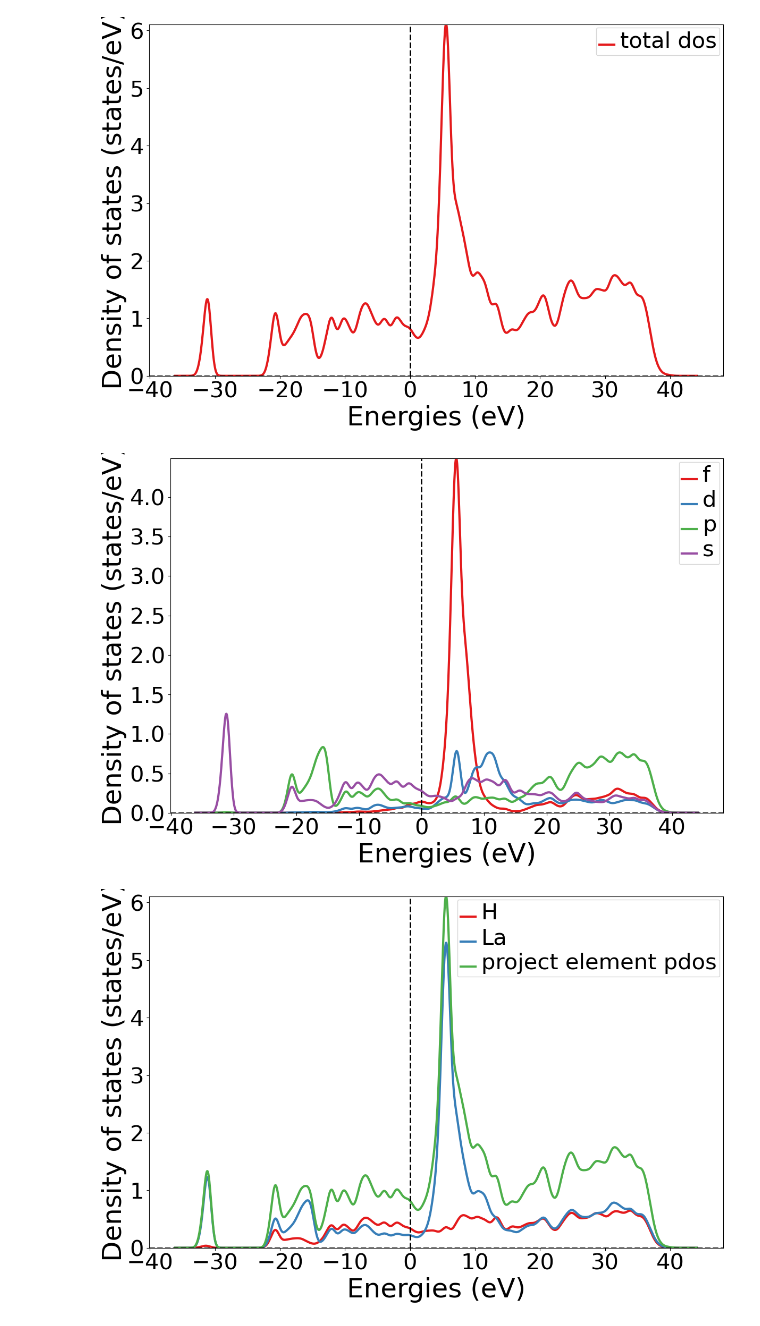
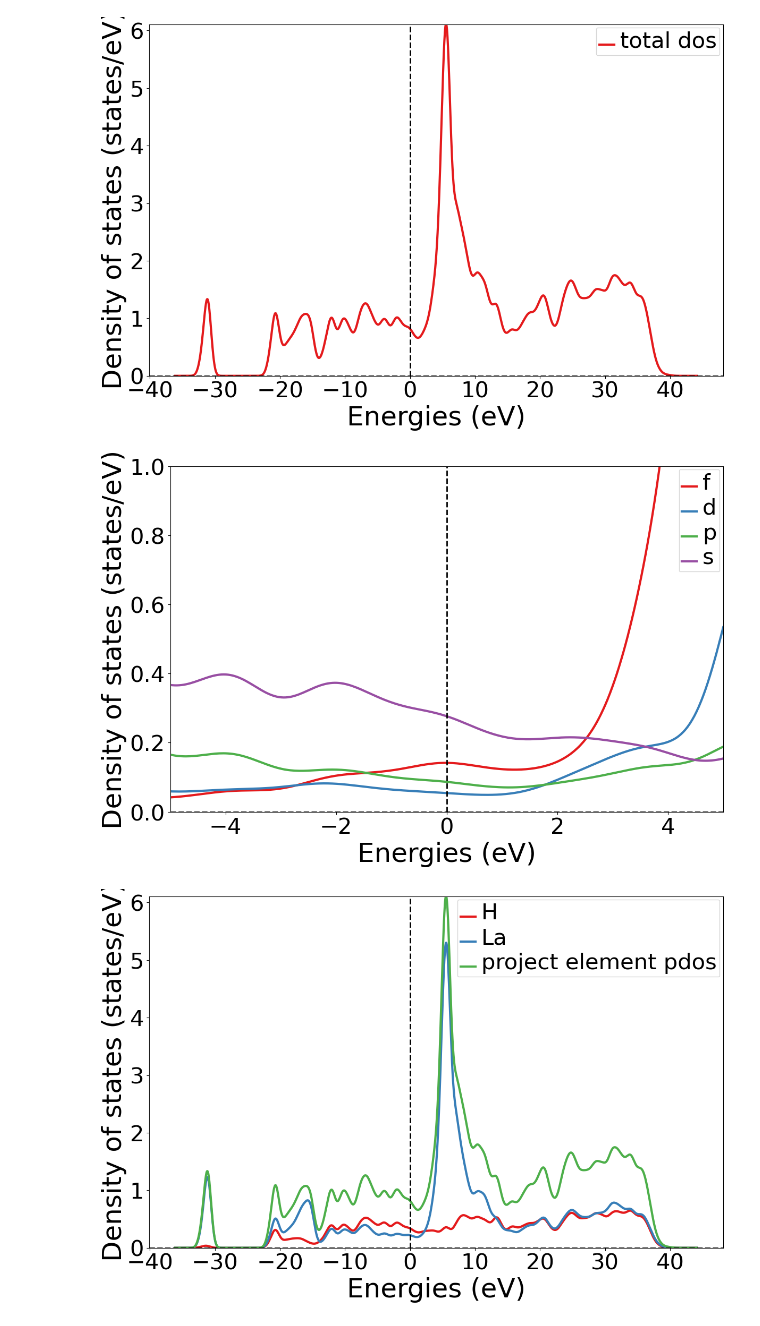
Before and after one commit to JLU-ICCMS-MaYuan/my_script, a Jupyter notebook: notebook/use_pmg.ipynb, the cells around one changed output. Saved outputs shown, nothing was run; the diff lists cells and outputs as text; code cells hidden in the pictures.

```diff
--- a/notebook/use_pmg.ipynb
+++ b/notebook/use_pmg.ipynb
@@ -1298,12 +1298,12 @@ dostotal.save_plot('9.dos总态密度.png')
 # %%
 
 # 投影态密度到轨道
 dostotal=DosPlotter(stack=False, sigma=0.5)
 # dostotal.add_dos('project spd orbits', dos=dos_data)
 dostotal.add_dos_dict(dos_data.get_spd_dos())
-dostotal.save_plot('10.dos投影态密度到轨道.png')# img_format=u'png')
+dostotal.save_plot('10.dos投影态密度到轨道.png', xlim=[-5, 5], ylim=[0,1])# img_format=u'png')
 # %% [output]
-[figure, old version]
+[figure, new version]
 # %%
 # 投影态密度到元素
 dostotal=DosPlotter(stack=False, sigma=0.5)
```
Also changed, not shown: 2 other files.
